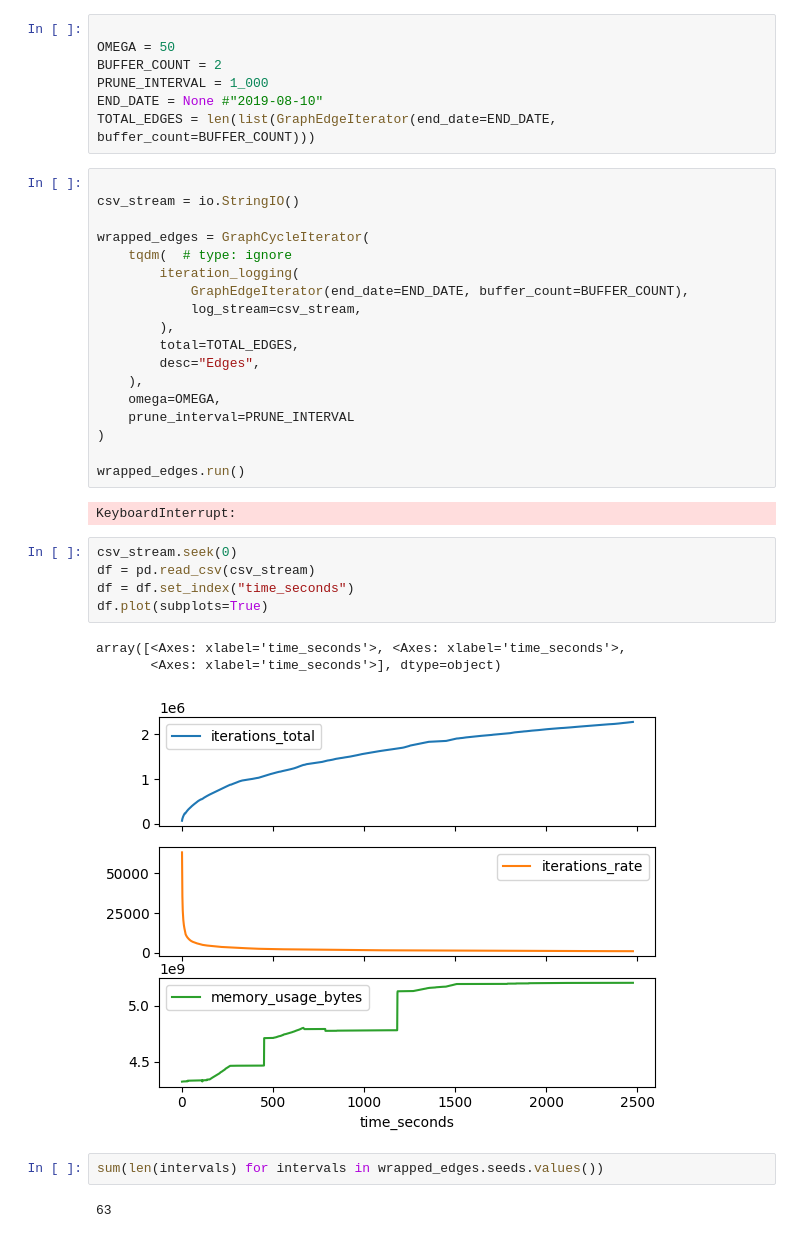
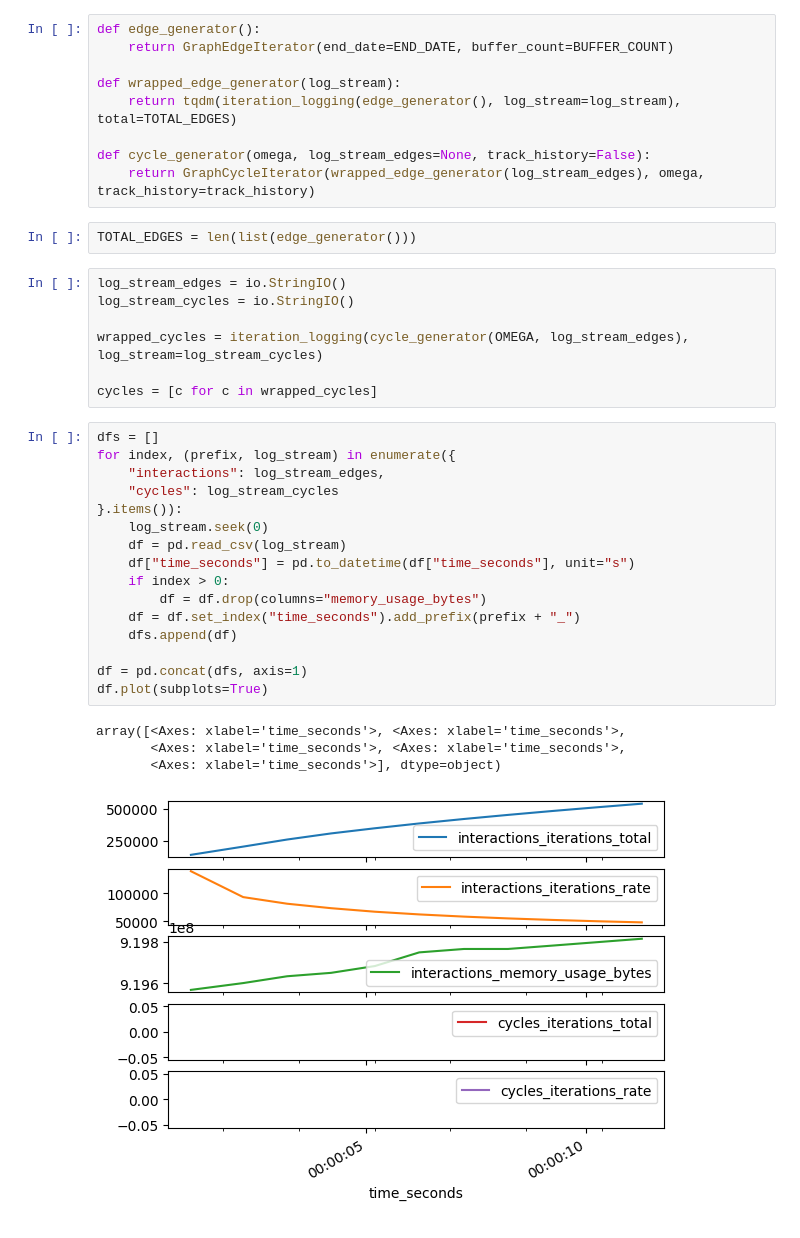
Before and after one commit to markzmbl/graph-analysis, a Jupyter notebook: 25-01-30__new_seeds.ipynb, the cells around one changed output. Cells and saved outputs as stored; diff of their text form.

```diff
--- a/25-01-30__new_seeds.ipynb
+++ b/25-01-30__new_seeds.ipynb
@@ -10,40 +14,39 @@ import pandas as pd
+# %%
+def edge_generator():
+    return GraphEdgeIterator(end_date=END_DATE, buffer_count=BUFFER_COUNT)
+
+def wrapped_edge_generator(log_stream):
+    return tqdm(iteration_logging(edge_generator(), log_stream=log_stream), total=TOTAL_EDGES)
+
+def cycle_generator(omega, log_stream_edges=None, track_history=False):
+    return GraphCycleIterator(wrapped_edge_generator(log_stream_edges), omega, track_history=track_history)
 # %%
-
-OMEGA = 50
-BUFFER_COUNT = 2
-PRUNE_INTERVAL = 1_000
-END_DATE = None #"2019-08-10"
-TOTAL_EDGES = len(list(GraphEdgeIterator(end_date=END_DATE, buffer_count=BUFFER_COUNT)))
+TOTAL_EDGES = len(list(edge_generator()))
 # %%
+log_stream_edges = io.StringIO()
+log_stream_cycles = io.StringIO()
 
-csv_stream = io.StringIO()
+wrapped_cycles = iteration_logging(cycle_generator(OMEGA, log_stream_edges), log_stream=log_stream_cycles)
 
-wrapped_edges = GraphCycleIterator(
-    tqdm(  # type: ignore
-        iteration_logging(
-            GraphEdgeIterator(end_date=END_DATE, buffer_count=BUFFER_COUNT),
-            log_stream=csv_stream,
-        ),
-        total=TOTAL_EDGES,
-        desc="Edges",
-    ),
-    omega=OMEGA,
-    prune_interval=PRUNE_INTERVAL
-)
-
-wrapped_edges.run()
+cycles = [c for c in wrapped_cycles]
-# %% [output]
-KeyboardInterrupt:
 # %%
-csv_stream.seek(0)
-df = pd.read_csv(csv_stream)
-df = df.set_index("time_seconds")
+dfs = []
+for index, (prefix, log_stream) in enumerate({
+    "interactions": log_stream_edges,
+    "cycles": log_stream_cycles
+}.items()):
+    log_stream.seek(0)
+    df = pd.read_csv(log_stream)
+    df["time_seconds"] = pd.to_datetime(df["time_seconds"], unit="s")
+    if index > 0:
+        df = df.drop(columns="memory_usage_bytes")
+    df = df.set_index("time_seconds").add_prefix(prefix + "_")
+    dfs.append(df)
+
+df = pd.concat(dfs, axis=1)
 df.plot(subplots=True)
 # %% [output]
 array([<Axes: xlabel='time_seconds'>, <Axes: xlabel='time_seconds'>,
+       <Axes: xlabel='time_seconds'>, <Axes: xlabel='time_seconds'>,
        <Axes: xlabel='time_seconds'>], dtype=object)
-[figure, old version]
+[figure, new version]
-# %%
-sum(len(intervals) for intervals in wrapped_edges.seeds.values())
-# %% [output]
-63
```
Also changed, not shown: parts of 8 cells of this notebook, 4 other files.
